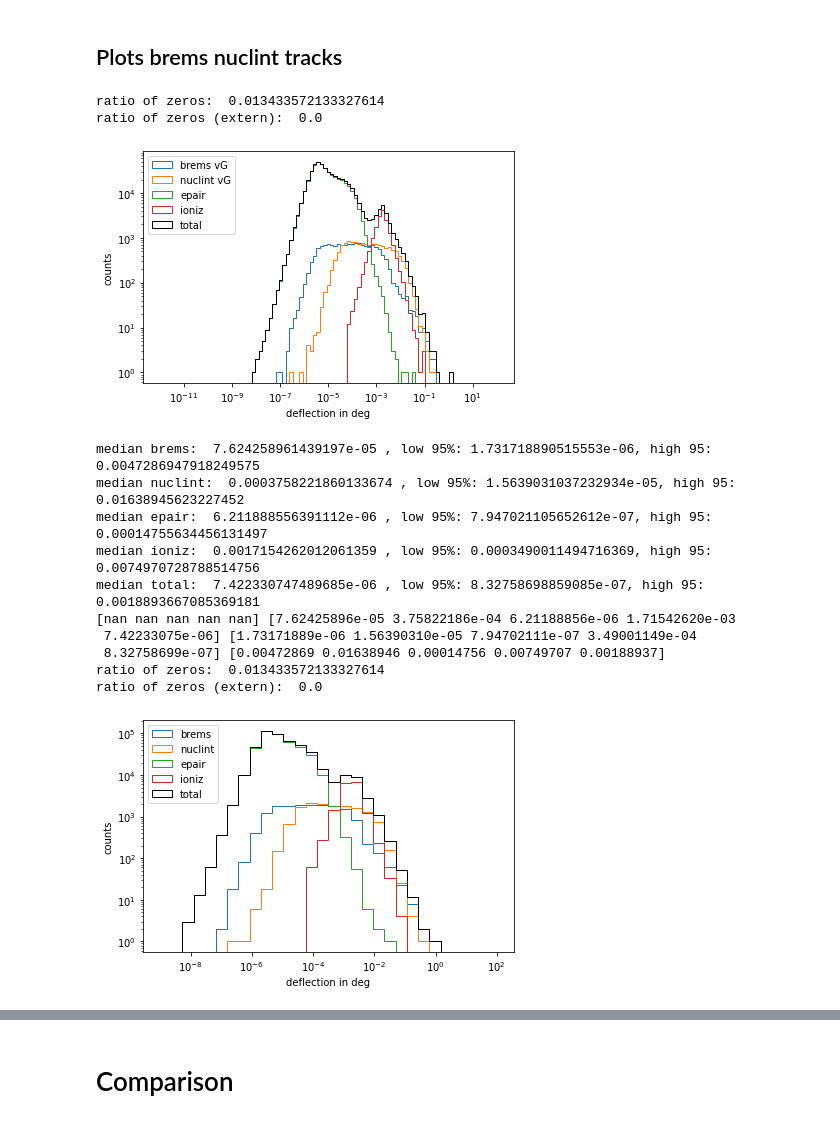
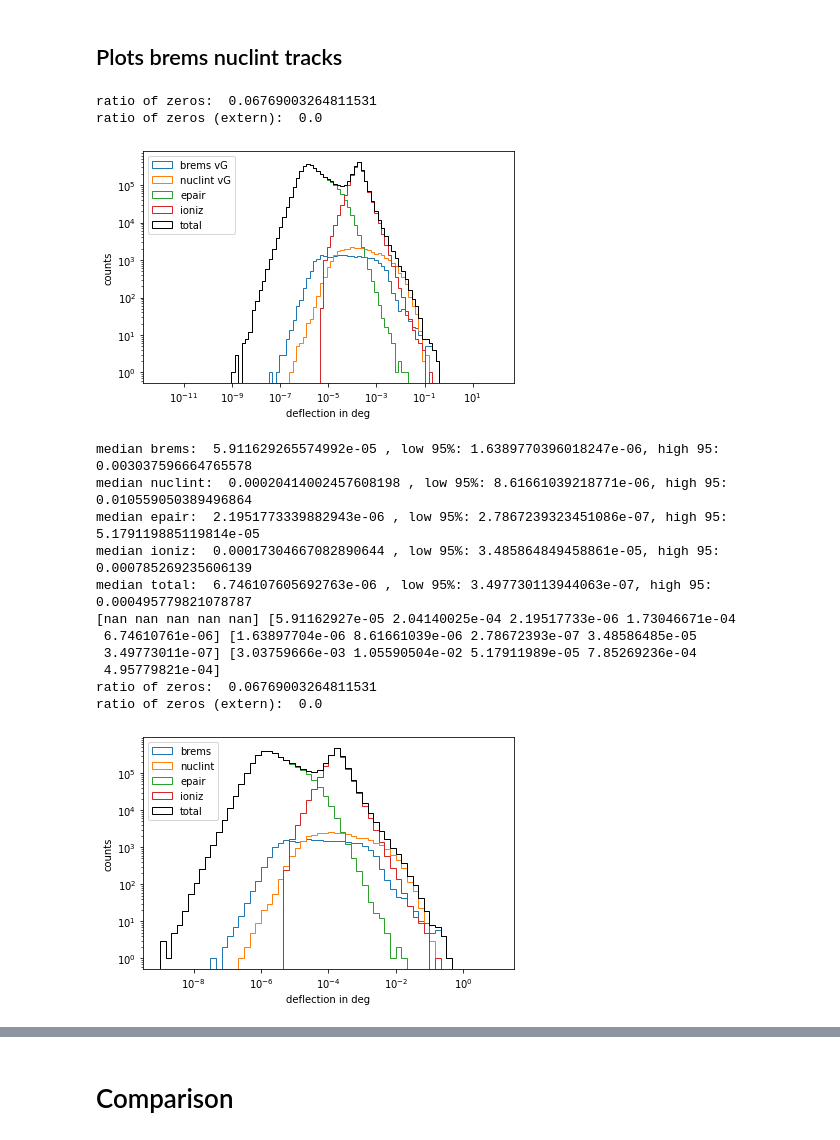
Before and after one commit to pascalgutjahr/muon-deflection-paper, a Jupyter notebook: deflection/deflection_along_sampling.ipynb, the cells around one changed output, grey strips where cells are left out. Saved outputs shown, nothing was run; the diff lists cells and outputs as text; code cells hidden in the pictures.

```diff
--- a/deflection/deflection_along_sampling.ipynb
+++ b/deflection/deflection_along_sampling.ipynb
@@ -46,7 +46,7 @@ interpol_nodes = 200
 scattering_method = "moliere"
 
 e_cut = np.inf
-v_cut = 0.001
+v_cut = 1e-5
 
 set_name = "{}_{}_{}events_{}_ecut{}_vcut{}_interpol{}".format(energy_name(E_i), energy_name(E_f), n_events, scattering_method, e_cut, v_cut, interpol_nodes)
 print(set_name)
@@ -492,11 +492,11 @@ if save_plot:
 print('ratio of zeros: ', np.sum(np.array(stoch_defl_vG)==0)/len(stoch_defl_vG)) # angle calculated in propagation
 print('ratio of zeros (extern): ', np.sum(np.array(total_defl_vG)==0)/len(total_defl_vG))
 # %% [output]
-ratio of zeros:  0.013433572133327614
+ratio of zeros:  0.06769003264811531
 ratio of zeros (extern):  0.0
-[figure, old version]
+[figure, new version]
 # %%
-bins = np.logspace(-9, 2, 31)
+bins = np.logspace(-9, 1, 61)
 
 plt.hist(np.rad2deg(brems_defl_vG_ex), bins=bins, histtype='step', color=colors['brems'], label='brems')
 plt.hist(np.rad2deg(nuclint_defl_vG_ex), bins=bins, histtype='step', color=colors['nuclint'], label='nuclint')
@@ -515,40 +515,41 @@ print('median total: ', np.median(np.rad2deg(total_defl_vG)), ', low 95%: {}, hi
 file = '{}_data.txt'.format(set_name)
 os.system('touch {}{}'.format(plot_dir, file))
 f = open(plot_dir+file, "w")
 f.write("typ, median, low95, high95\n")
 f.write("brems, {}, {}, {}\n".format(np.median(np.rad2deg(brems_defl_vG_ex)), np.quantile(np.rad2deg(brems_defl_vG_ex), 0.025), np.quantile(np.rad2deg(brems_defl_vG_ex), 0.975)))
 f.write("nuclint, {}, {}, {}\n".format(np.median(np.rad2deg(nuclint_defl_vG_ex)), np.quantile(np.rad2deg(nuclint_defl_vG_ex), 0.025), np.quantile(np.rad2deg(nuclint_defl_vG_ex), 0.975)))
 f.write("epair, {}, {}, {}\n".format(np.median(np.rad2deg(epair_defl_default_ex)), np.quantile(np.rad2deg(epair_defl_default_ex), 0.025), np.quantile(np.rad2deg(epair_defl_default_ex), 0.975)))
 f.write("ioniz, {}, {}, {}\n".format(np.median(np.rad2deg(ioniz_defl_default_ex)), np.quantile(np.rad2deg(ioniz_defl_default_ex), 0.025), np.quantile(np.rad2deg(ioniz_defl_default_ex), 0.975)))
 f.write("total, {}, {}, {}\n".format(np.median(np.rad2deg(total_defl_vG)), np.quantile(np.rad2deg(total_defl_vG), 0.025), np.quantile(np.rad2deg(total_defl_vG), 0.975)))
 f.close()
 
 typ, med, low, high = np.genfromtxt(plot_dir+file, skip_header=1, delimiter=',', unpack=True)
 print(typ, med, low, high)
 
 plt.xscale('log')
 plt.yscale('log')
 plt.xlabel('deflection in deg')
 plt.ylabel('counts')
 plt.legend(loc='upper left')
 # plt.xticks([1e-9, 1e-8, 1e-7, 1e-6, 1e-5, 1e-4, 1e-3, 1e-2, 1e-1],
 #            [r'$10^{-9}$', r'$10^{-8}$', r'$10^{-7}$', r'$10^{-6}$', r'$10^{-5}$',r'$10^{-4}$',r'$10^{-3}$',r'$10^{-2}$',r'$10^{-1}$'])
 plt.tight_layout()
 if save_plot:
     plt.savefig(plot_dir + set_name + '_vG_binning.pdf')
 
 # ratio of zeros
 print('ratio of zeros: ', np.sum(np.array(stoch_defl_vG)==0)/len(stoch_defl_vG)) # angle calculated in propagation
 print('ratio of zeros (extern): ', np.sum(np.array(total_defl_vG)==0)/len(total_defl_vG))
 # %% [output]
-median brems:  7.624258961439197e-05 , low 95%: 1.731718890515553e-06, high 95: 0.0047286947918249575
-median nuclint:  0.0003758221860133674 , low 95%: 1.5639031037232934e-05, high 95: 0.01638945623227452
-median epair:  6.211888556391112e-06 , low 95%: 7.947021105652612e-07, high 95: 0.00014755634456131497
-median ioniz:  0.0017154262012061359 , low 95%: 0.0003490011494716369, high 95: 0.0074970728788514756
-median total:  7.422330747489685e-06 , low 95%: 8.32758698859085e-07, high 95: 0.0018893667085369181
-[nan nan nan nan nan] [7.62425896e-05 3.75822186e-04 6.21188856e-06 1.71542620e-03
- 7.42233075e-06] [1.73171889e-06 1.56390310e-05 7.94702111e-07 3.49001149e-04
- 8.32758699e-07] [0.00472869 0.01638946 0.00014756 0.00749707 0.00188937]
-ratio of zeros:  0.013433572133327614
+median brems:  5.911629265574992e-05 , low 95%: 1.6389770396018247e-06, high 95: 0.003037596664765578
+median nuclint:  0.00020414002457608198 , low 95%: 8.61661039218771e-06, high 95: 0.010559050389496864
+median epair:  2.1951773339882943e-06 , low 95%: 2.7867239323451086e-07, high 95: 5.179119885119814e-05
+median ioniz:  0.00017304667082890644 , low 95%: 3.485864849458861e-05, high 95: 0.000785269235606139
+median total:  6.746107605692763e-06 , low 95%: 3.497730113944063e-07, high 95: 0.000495779821078787
+[nan nan nan nan nan] [5.91162927e-05 2.04140025e-04 2.19517733e-06 1.73046671e-04
+ 6.74610761e-06] [1.63897704e-06 8.61661039e-06 2.78672393e-07 3.48586485e-05
+ 3.49773011e-07] [3.03759666e-03 1.05590504e-02 5.17911989e-05 7.85269236e-04
+ 4.95779821e-04]
+ratio of zeros:  0.06769003264811531
 ratio of zeros (extern):  0.0
-[figure, old version]
+[figure, new version]
```
Also changed, not shown: parts of 8 cells of this notebook.
